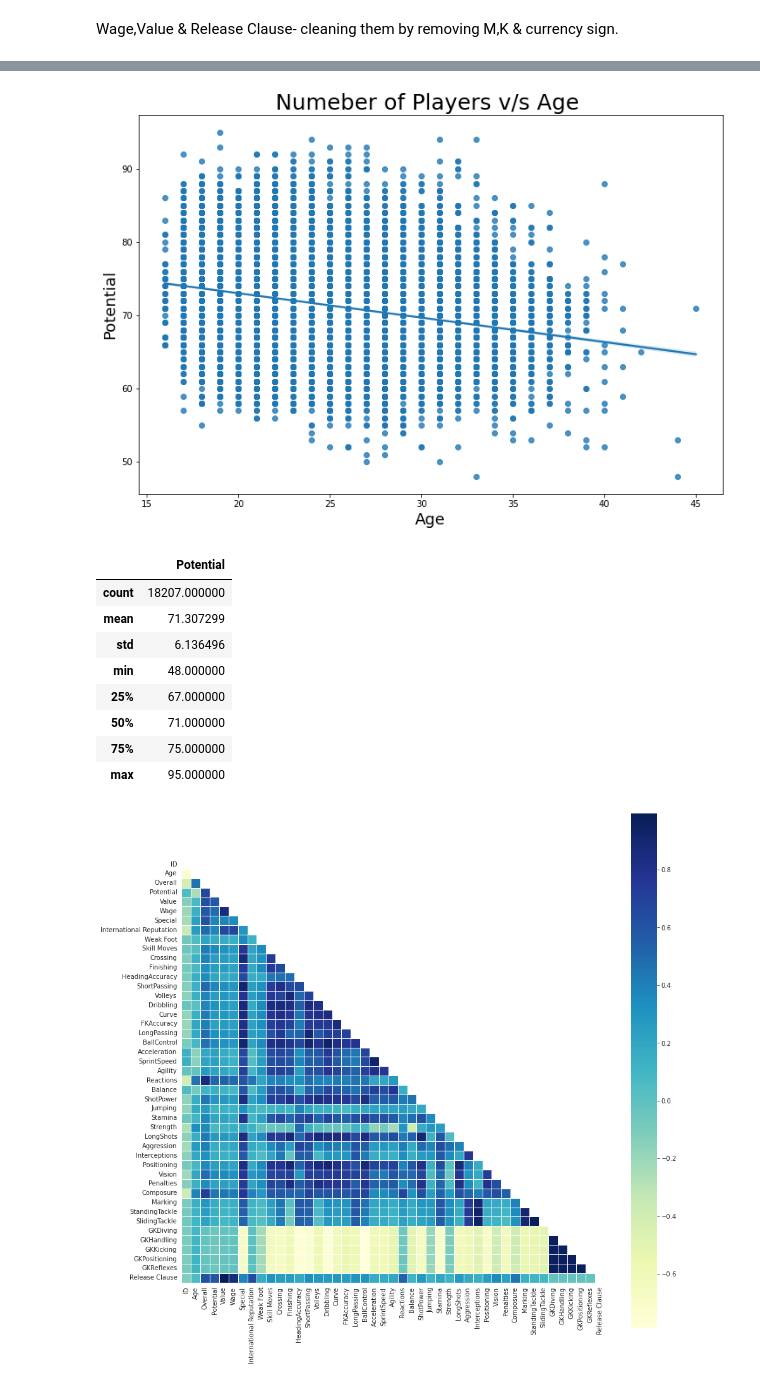
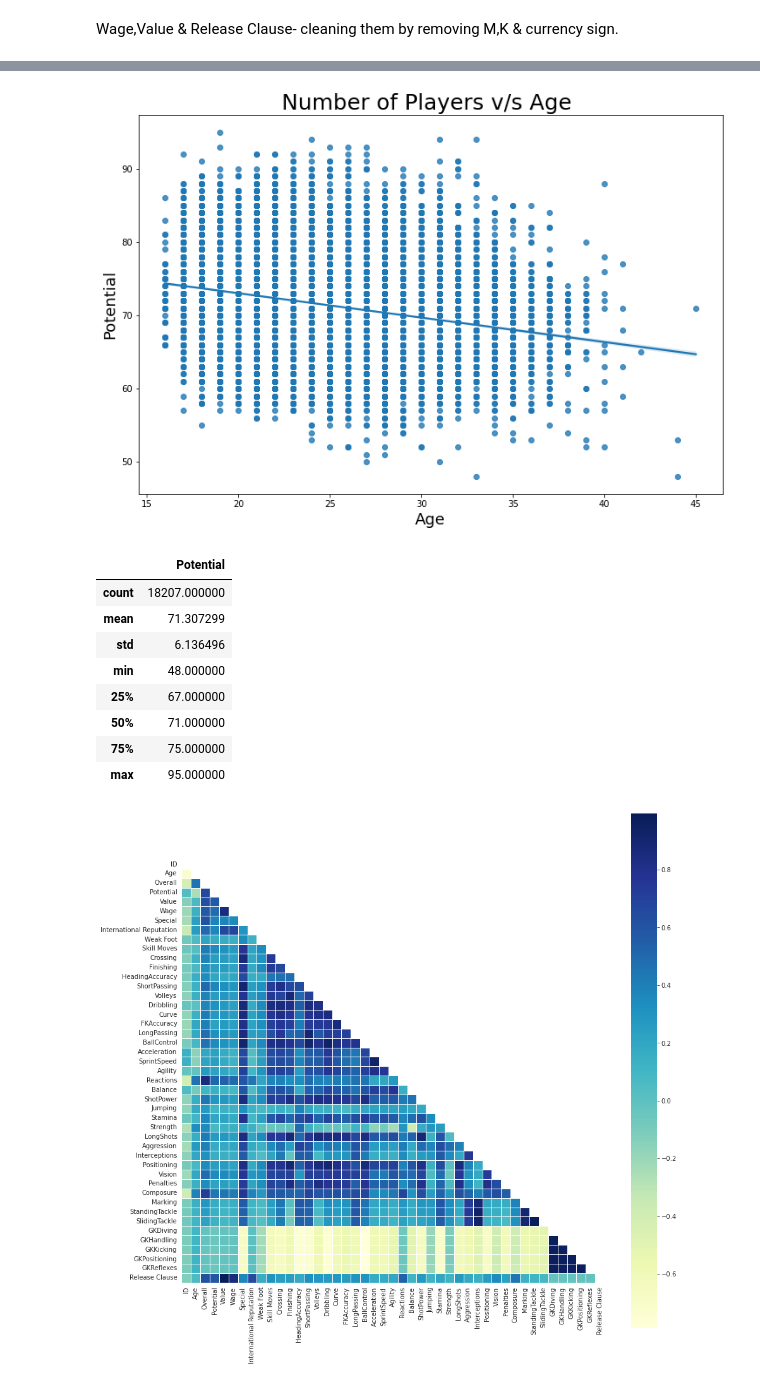
Before and after one commit to RohitRP22/FIFA_DATA_ANALYSIS_2019, a Jupyter notebook: FIFA_DATA_ANALYSIS_2019.ipynb, the cells around one changed output, grey strips where cells are left out. Cells and saved outputs as stored; diff of their text form; code cells hidden in the pictures.

```diff
--- a/FIFA_DATA_ANALYSIS_2019.ipynb
+++ b/FIFA_DATA_ANALYSIS_2019.ipynb
@@ -137,13 +137,13 @@ data.head()
 # %%
 plt.figure(figsize=(12,8))
 sns.regplot(data=data, x="Age", y="Potential")
 plt.ylabel("Potential", fontsize = 18)
 plt.xlabel("Age", fontsize = 18)
-plt.title("Numeber of Players v/s Age ",fontsize = 25)
+plt.title("Number of Players v/s Age ",fontsize = 25)
 plt.show()
 pd.DataFrame(data["Potential"].describe())
 # %% [output]
-[figure, old version]
+[figure, new version]
 |  | Potential |
 | count | 18207.000000 |
 | mean | 71.307299 |
```
Also changed, not shown: parts of 6 cells of this notebook.
